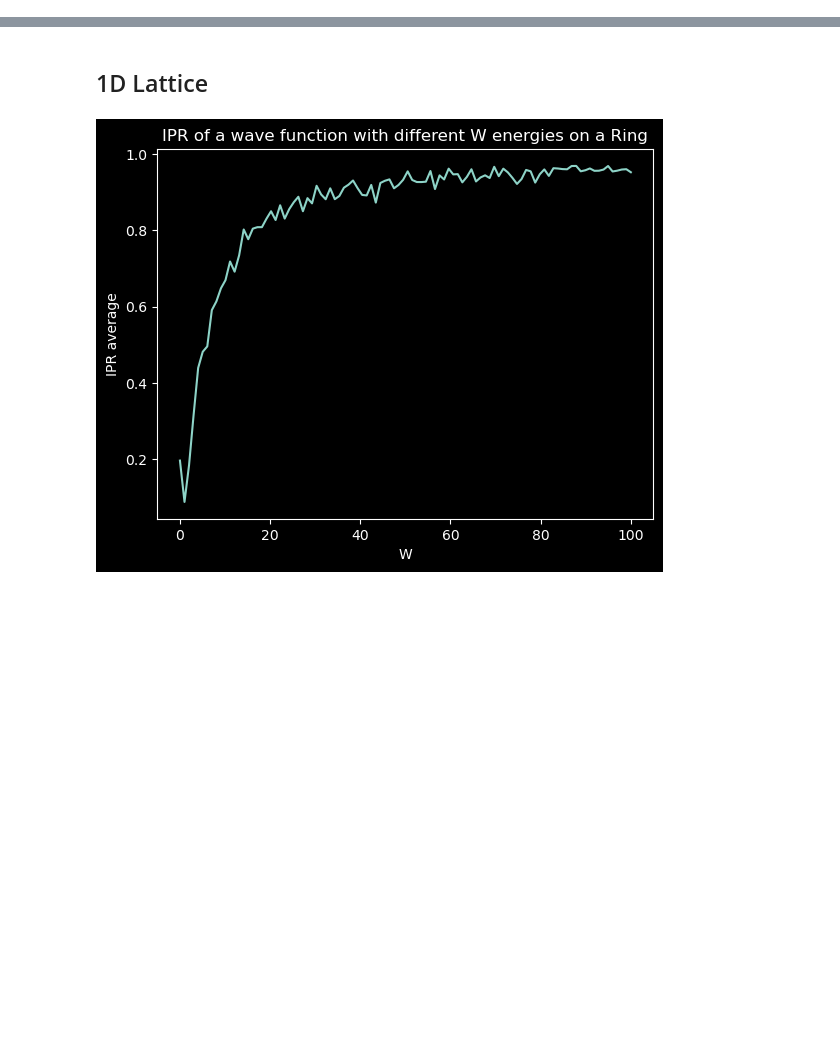
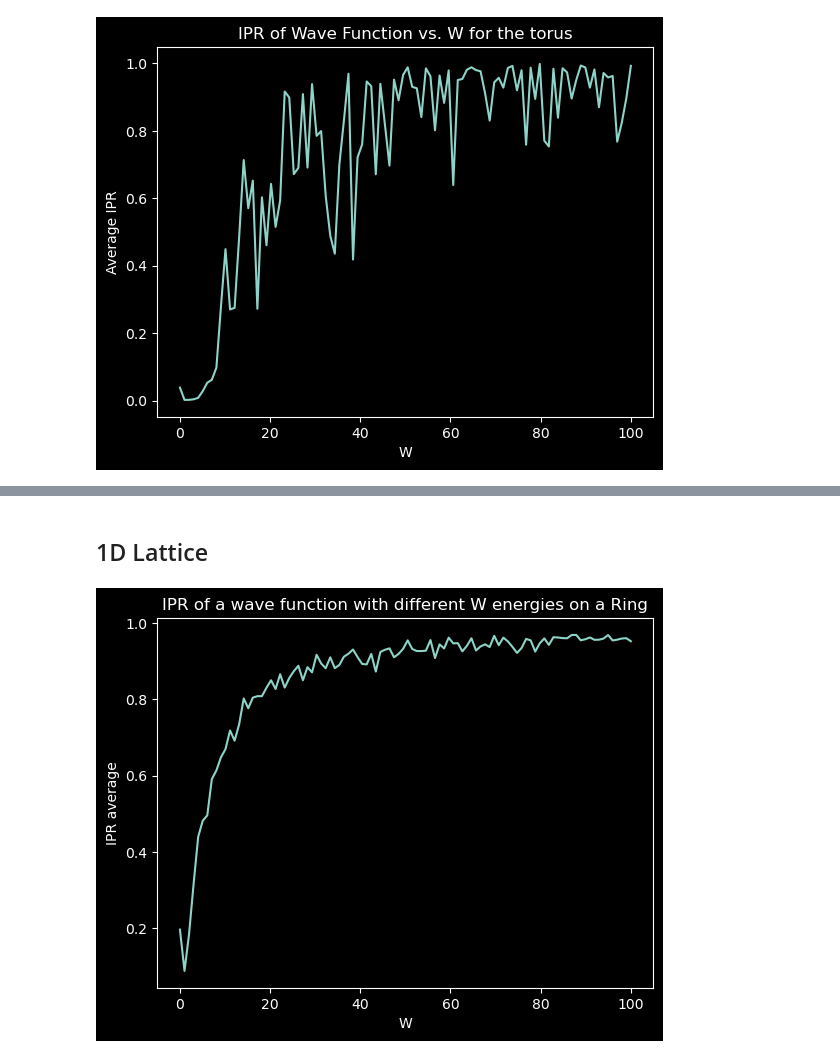
Before and after one commit to ravikoka/qgraph, a Jupyter notebook: plot_ipr.ipynb, the cells around one changed output, grey strips where cells are left out. Cells and saved outputs as stored; diff of their text form; code cells hidden in the pictures; blank space fills up the shorter version.

```diff
--- a/plot_ipr.ipynb
+++ b/plot_ipr.ipynb
@@ -13,0 +40,4 @@ plt.style.use('dark_background')
+# %%
+plot_ipr_vs_W(graph=torus, time=100, t_hop=1, W_max=100, num_trials=2, graph_name='torus')
+# %% [output]
+[figure, added]
```
Also changed, not shown: parts of 7 cells of this notebook, 4 other files.
